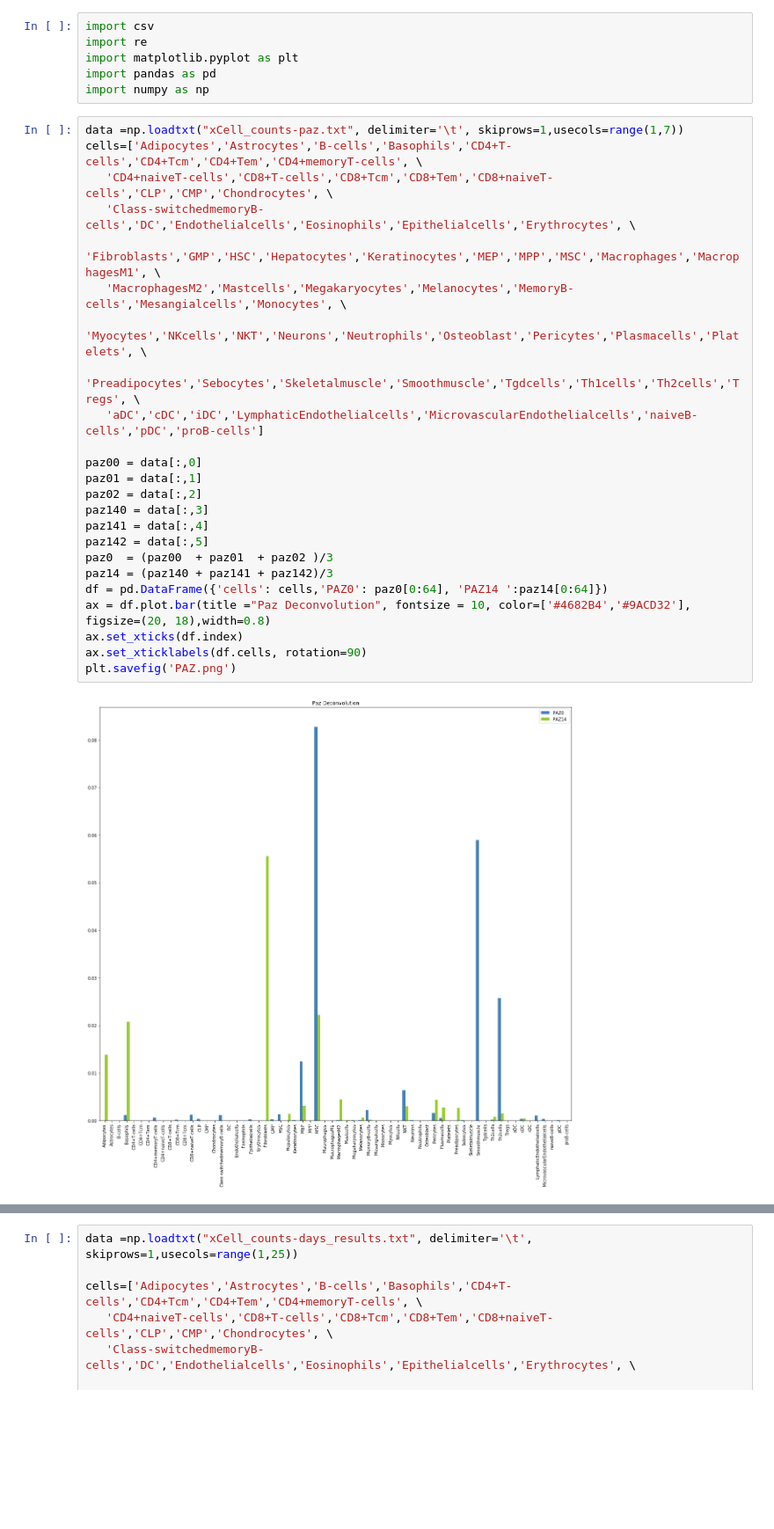
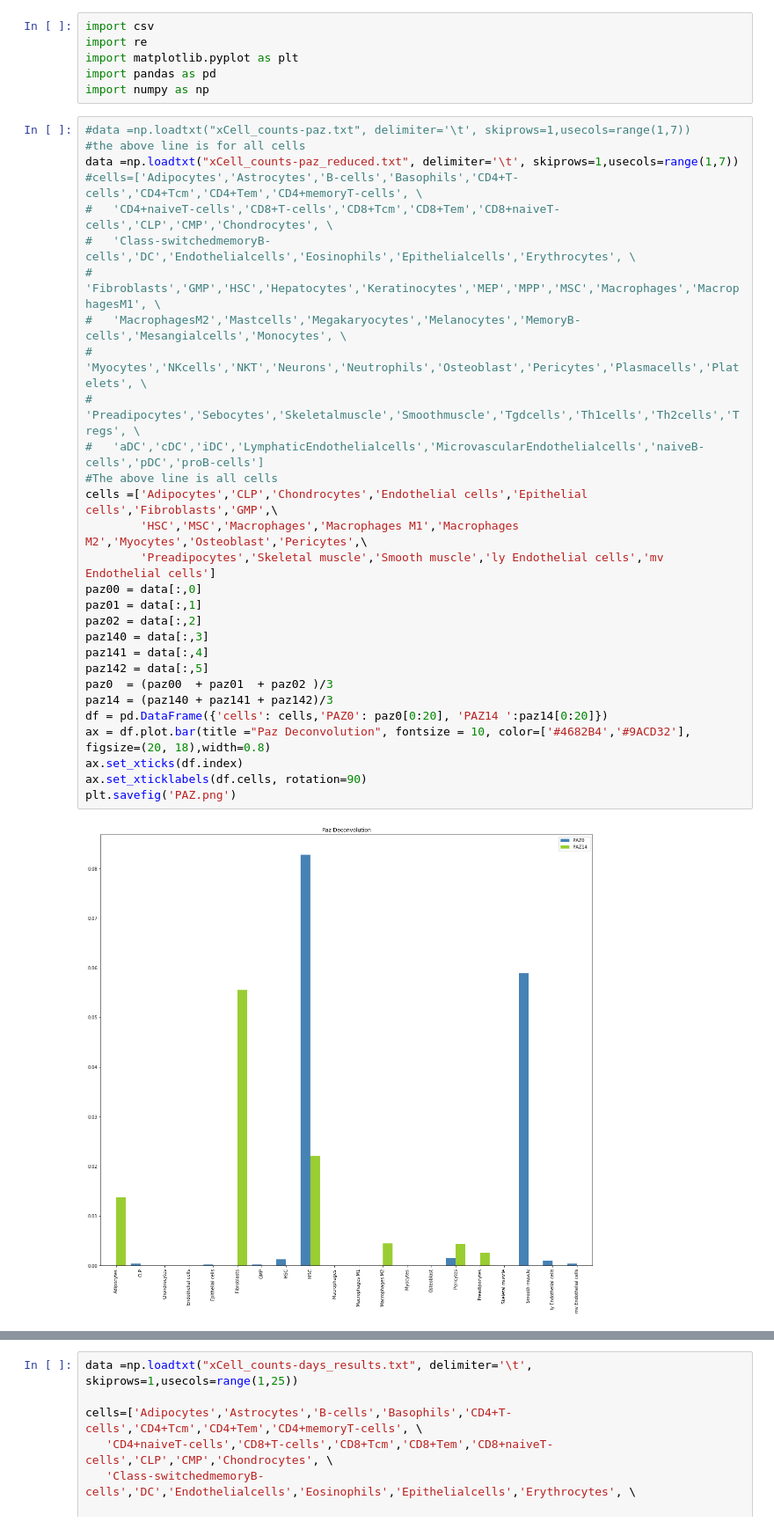
Before and after one commit to SherineAwad/DeconvolutionNotebooks, a Jupyter notebook: Deconvolution_Days.ipynb, the cells around one changed output, grey strips where cells are left out. Shown at 88% size. Saved outputs shown, nothing was run; the diff lists cells and outputs as text; blank space fills up the shorter version.

```diff
--- a/Deconvolution_Days.ipynb
+++ b/Deconvolution_Days.ipynb
@@ -5,29 +5,34 @@ import matplotlib.pyplot as plt
 import pandas as pd
 import numpy as np
 # %%
-data =np.loadtxt("xCell_counts-paz.txt", delimiter='\t', skiprows=1,usecols=range(1,7))
-cells=['Adipocytes','Astrocytes','B-cells','Basophils','CD4+T-cells','CD4+Tcm','CD4+Tem','CD4+memoryT-cells', \
-   'CD4+naiveT-cells','CD8+T-cells','CD8+Tcm','CD8+Tem','CD8+naiveT-cells','CLP','CMP','Chondrocytes', \
-   'Class-switchedmemoryB-cells','DC','Endothelialcells','Eosinophils','Epithelialcells','Erythrocytes', \
-   'Fibroblasts','GMP','HSC','Hepatocytes','Keratinocytes','MEP','MPP','MSC','Macrophages','MacrophagesM1', \
-   'MacrophagesM2','Mastcells','Megakaryocytes','Melanocytes','MemoryB-cells','Mesangialcells','Monocytes', \
-   'Myocytes','NKcells','NKT','Neurons','Neutrophils','Osteoblast','Pericytes','Plasmacells','Platelets', \
-   'Preadipocytes','Sebocytes','Skeletalmuscle','Smoothmuscle','Tgdcells','Th1cells','Th2cells','Tregs', \
-   'aDC','cDC','iDC','LymphaticEndothelialcells','MicrovascularEndothelialcells','naiveB-cells','pDC','proB-cells']
-
+#data =np.loadtxt("xCell_counts-paz.txt", delimiter='\t', skiprows=1,usecols=range(1,7))
+#the above line is for all cells
+data =np.loadtxt("xCell_counts-paz_reduced.txt", delimiter='\t', skiprows=1,usecols=range(1,7))
+#cells=['Adipocytes','Astrocytes','B-cells','Basophils','CD4+T-cells','CD4+Tcm','CD4+Tem','CD4+memoryT-cells', \
+#   'CD4+naiveT-cells','CD8+T-cells','CD8+Tcm','CD8+Tem','CD8+naiveT-cells','CLP','CMP','Chondrocytes', \
+#   'Class-switchedmemoryB-cells','DC','Endothelialcells','Eosinophils','Epithelialcells','Erythrocytes', \
+#   'Fibroblasts','GMP','HSC','Hepatocytes','Keratinocytes','MEP','MPP','MSC','Macrophages','MacrophagesM1', \
+#   'MacrophagesM2','Mastcells','Megakaryocytes','Melanocytes','MemoryB-cells','Mesangialcells','Monocytes', \
+#   'Myocytes','NKcells','NKT','Neurons','Neutrophils','Osteoblast','Pericytes','Plasmacells','Platelets', \
+#   'Preadipocytes','Sebocytes','Skeletalmuscle','Smoothmuscle','Tgdcells','Th1cells','Th2cells','Tregs', \
+#   'aDC','cDC','iDC','LymphaticEndothelialcells','MicrovascularEndothelialcells','naiveB-cells','pDC','proB-cells']
+#The above line is all cells
+cells =['Adipocytes','CLP','Chondrocytes','Endothelial cells','Epithelial cells','Fibroblasts','GMP',\
+        'HSC','MSC','Macrophages','Macrophages M1','Macrophages M2','Myocytes','Osteoblast','Pericytes',\
+        'Preadipocytes','Skeletal muscle','Smooth muscle','ly Endothelial cells','mv Endothelial cells']
 paz00 = data[:,0]
 paz01 = data[:,1]
 paz02 = data[:,2]
 paz140 = data[:,3]
 paz141 = data[:,4]
 paz142 = data[:,5]
 paz0  = (paz00  + paz01  + paz02 )/3
 paz14 = (paz140 + paz141 + paz142)/3
-df = pd.DataFrame({'cells': cells,'PAZ0': paz0[0:64], 'PAZ14 ':paz14[0:64]})
+df = pd.DataFrame({'cells': cells,'PAZ0': paz0[0:20], 'PAZ14 ':paz14[0:20]})
 ax = df.plot.bar(title ="Paz Deconvolution", fontsize = 10, color=['#4682B4','#9ACD32'], figsize=(20, 18),width=0.8)
 ax.set_xticks(df.index)
 ax.set_xticklabels(df.cells, rotation=90)
 plt.savefig('PAZ.png')
 # %% [output]
-[figure, old version]
+[figure, new version]
 # %%
```
Also changed, not shown: parts of 2 cells of this notebook, 3 other files.
